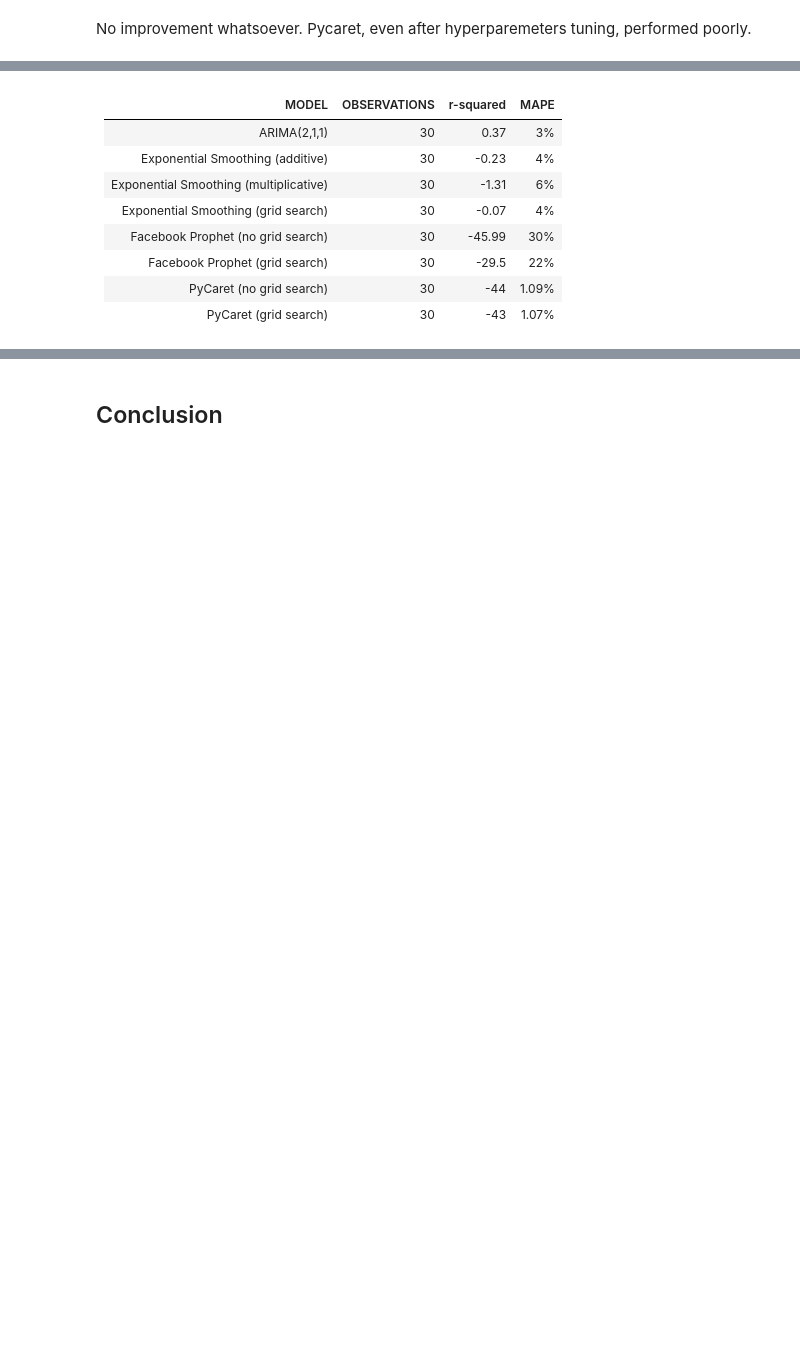
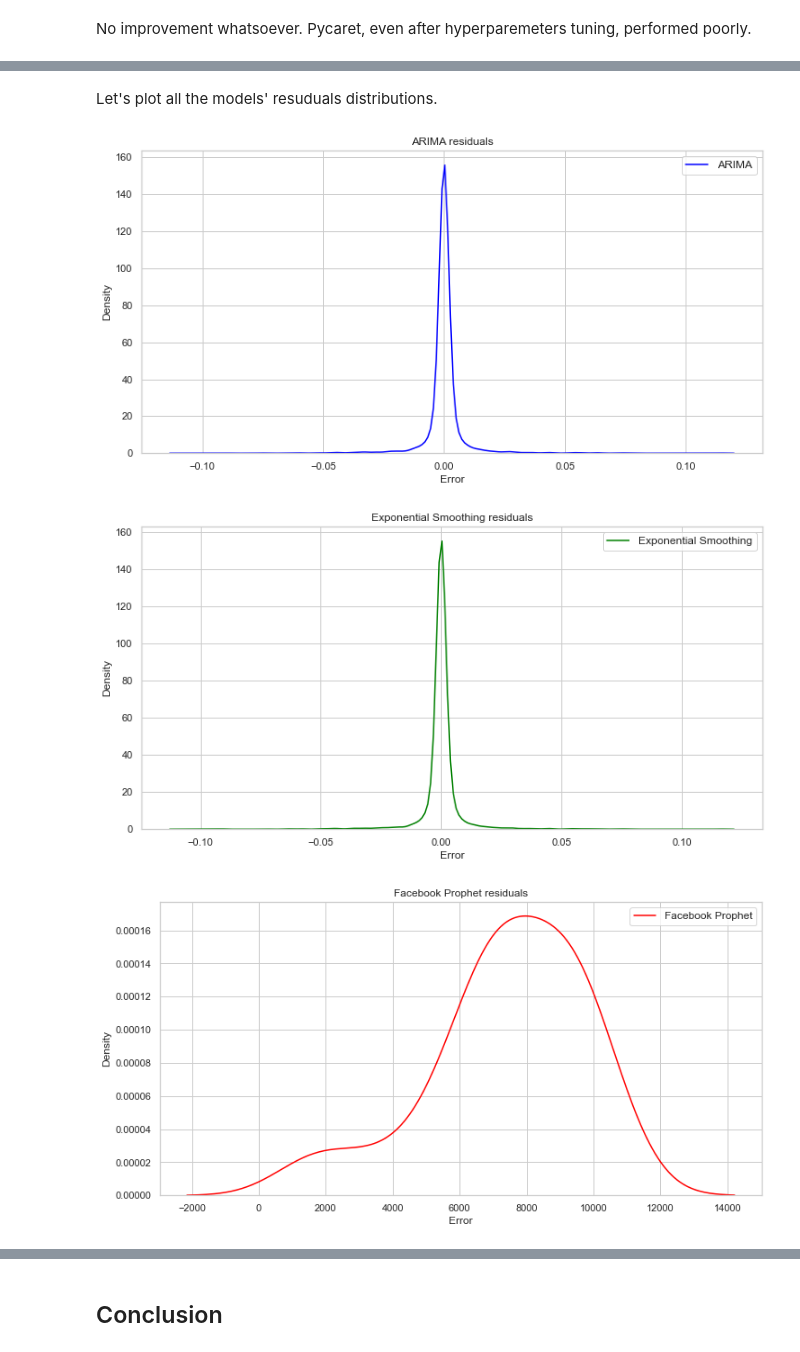
Before and after one commit to igorverevkin1992/Predicting-Bitcoin-Price, a Jupyter notebook: MOD/Modeling_2.ipynb, the cells around one changed output, grey strips where cells are left out. Drawn from its saved outputs; the diff is of its cells as text; code cells hidden in the pictures; blank space fills up the shorter version.

```diff
--- a/MOD/Modeling_2.ipynb
+++ b/MOD/Modeling_2.ipynb
@@ -179,3 +181,5 @@ btc_pc_predictions_tuned = predict_model(btc_pc_best_tuned, data=test)
+# %%
+Pycaret_errors = pd.DataFrame(btc_pc_residuals)
 # %%
 fig = px.line(btc_pc_predictions_tuned, x='Date', y=["Price", 'Label'], template = 'seaborn')
 fig.show();
@@ -188,11 +190,24 @@ Here is a quick summary table of all the models we've built. All the models perf
-# %% [markdown]
-| MODEL | OBSERVATIONS | r-squared | MAPE |
-| ------| -------------|---- | ---- |
-| ARIMA(2,1,1)| 30 | 0.37 | 3% |
-| Exponential Smoothing (additive) | 30 | -0.23 | 4% |
-| Exponential Smoothing (multiplicative)| 30 | -1.31 | 6% |
-| Exponential Smoothing (grid search)| 30 | -0.07 | 4% |
-| Facebook Prophet (no grid search) | 30 | -45.99 | 30% |
-| Facebook Prophet (grid search)    | 30 | -29.5  | 22% |
-| PyCaret (no grid search) | 30 | -44 | 1.09% |
-| PyCaret (grid search) | 30 | -43 | 1.07% |
+# %% [markdown]
+Let's plot all the models' resuduals distributions.
+# %%
+Prophet_errors.drop('index', axis=1, inplace=True)
+Pycaret_errors.reset_index(inplace=True)
+Pycaret_errors.drop('index', axis=1, inplace=True)
+# %%
+dfs = [ARIMA_errors, ES_errors, Prophet_errors, Pycaret_errors]
+df_names = ['ARIMA', 'Exponential Smoothing', 'Facebook Prophet', 'Pycaret Passive Agressive Regressor']
+for df, name in zip(dfs, df_names):
+    df['Model'] = name
+    df.rename({0:'Error'}, axis=1, inplace=True)
+# %%
+colors = ['blue', 'green', 'red', 'purple']
+# %%
+for df, name, color in zip(dfs, df_names, colors):
+    plt.figure(figsize=(12,6))
+    fig = sns.kdeplot(df['Error'], label=name, color=color)
+    legend = plt.legend(loc='upper right', shadow=False, fontsize='medium')
+    plt.title(f'{name} residuals')
+# %% [output]
+[figure, added]
+[figure, added]
+[figure, added]
```
Also changed, not shown: parts of 11 cells of this notebook, 58 other files.
